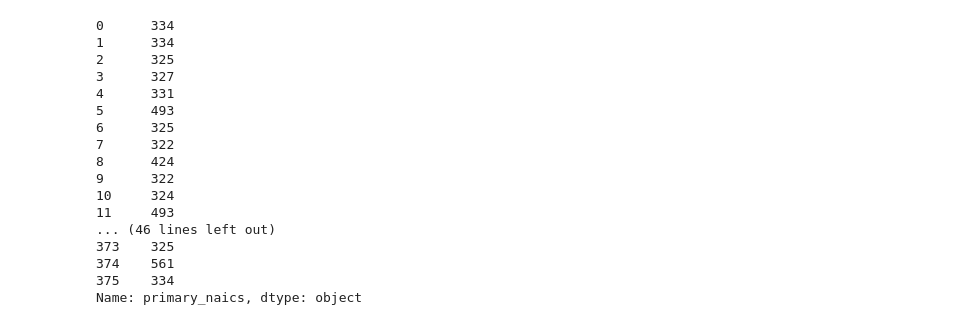
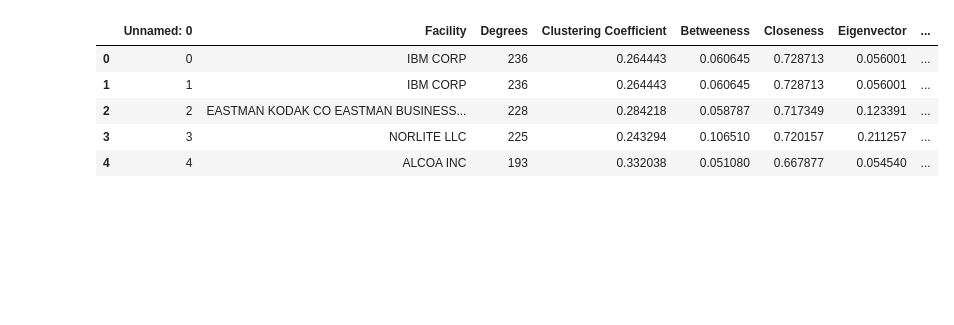
Before and after one commit to stevecarrea/ny_tri_networkAnalysis, a Jupyter notebook: communityAnalysis.ipynb, the cells around one changed output. Saved outputs shown, nothing was run; the diff lists cells and outputs as text; code cells hidden in the pictures; blank space fills up the shorter version.

```diff
--- a/communityAnalysis.ipynb
+++ b/communityAnalysis.ipynb
@@ -14,2 +18,4 @@ data["naics2"] = data['primary_naics'].str[:2]
 data["naics3"] = data['primary_naics'].str[:3]
+# %%
+data = data.merge(naics, left_on=["naics3"], right_on="naics", how="left")
 # %%
@@ -36,20 +22,0 @@ data.merge(naics, left_on=["naics2"], right_on="naics").merge(naics, left_on=["n
-# %%
-data['primary_naics'].str[:3]
-# %% [output]
-0      334
-1      334
-2      325
-3      327
-4      331
-5      493
-6      325
-7      322
-8      424
-9      322
-10     324
-11     493
-... (46 lines left out)
-373    325
-374    561
-375    334
-Name: primary_naics, dtype: object
@@ -55,0 +26,9 @@ Name: primary_naics, dtype: object
+# %%
+data.head()
+# %% [output]
+|  | Unnamed: 0 | Facility | Degrees | Clustering Coefficient | Betweeness | Closeness | Eigenvector | ... |
+| 0 | 0 | IBM CORP | 236 | 0.264443 | 0.060645 | 0.728713 | 0.056001 | ... |
+| 1 | 1 | IBM CORP | 236 | 0.264443 | 0.060645 | 0.728713 | 0.056001 | ... |
+| 2 | 2 | EASTMAN KODAK CO EASTMAN BUSINESS... | 228 | 0.284218 | 0.058787 | 0.717349 | 0.123391 | ... |
+| 3 | 3 | NORLITE LLC | 225 | 0.243294 | 0.106510 | 0.720157 | 0.211257 | ... |
+| 4 | 4 | ALCOA INC | 193 | 0.332038 | 0.051080 | 0.667877 | 0.054540 | ... |
```
Also changed, not shown: parts of 15 cells of this notebook, 7 other files.
